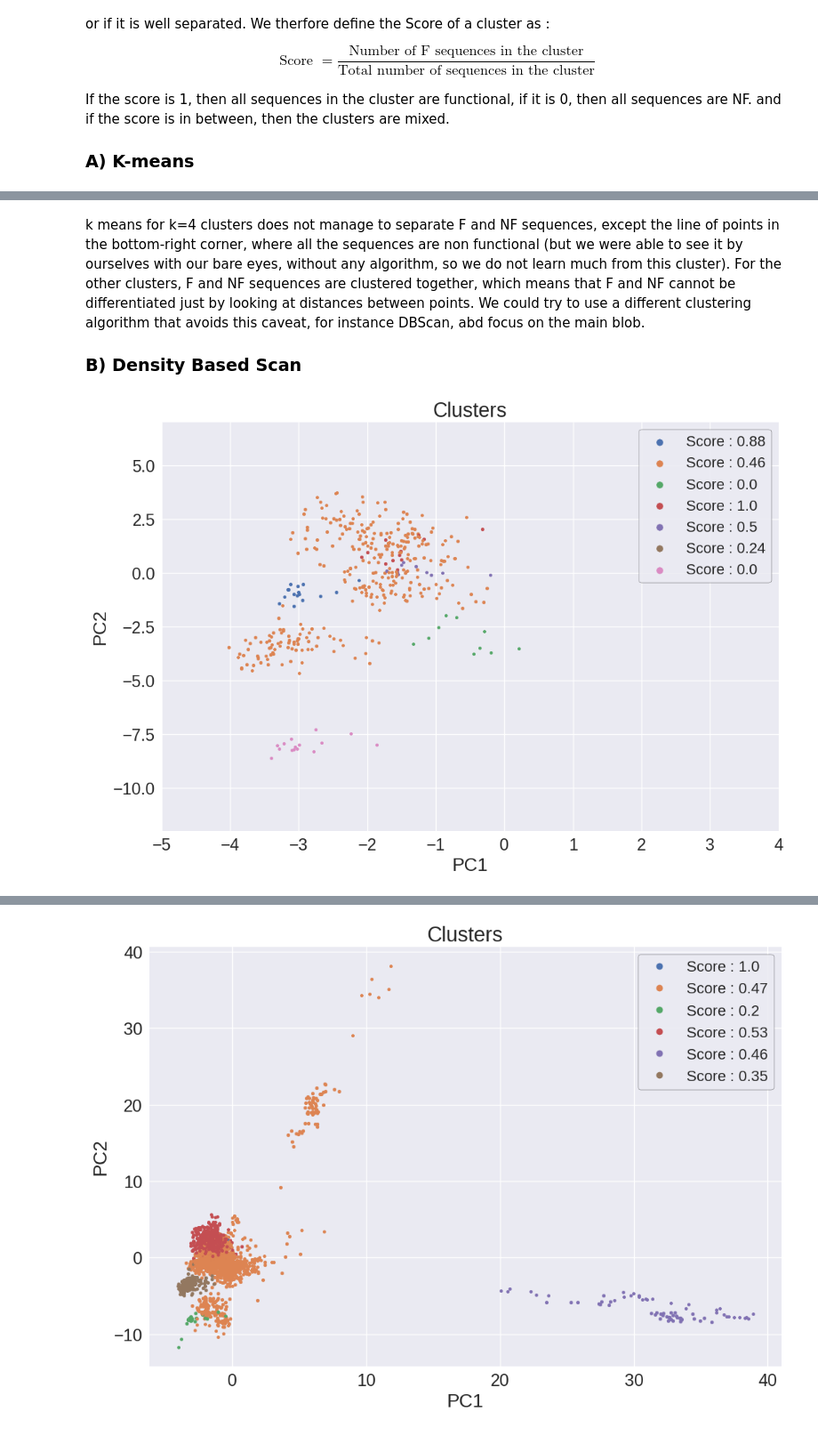
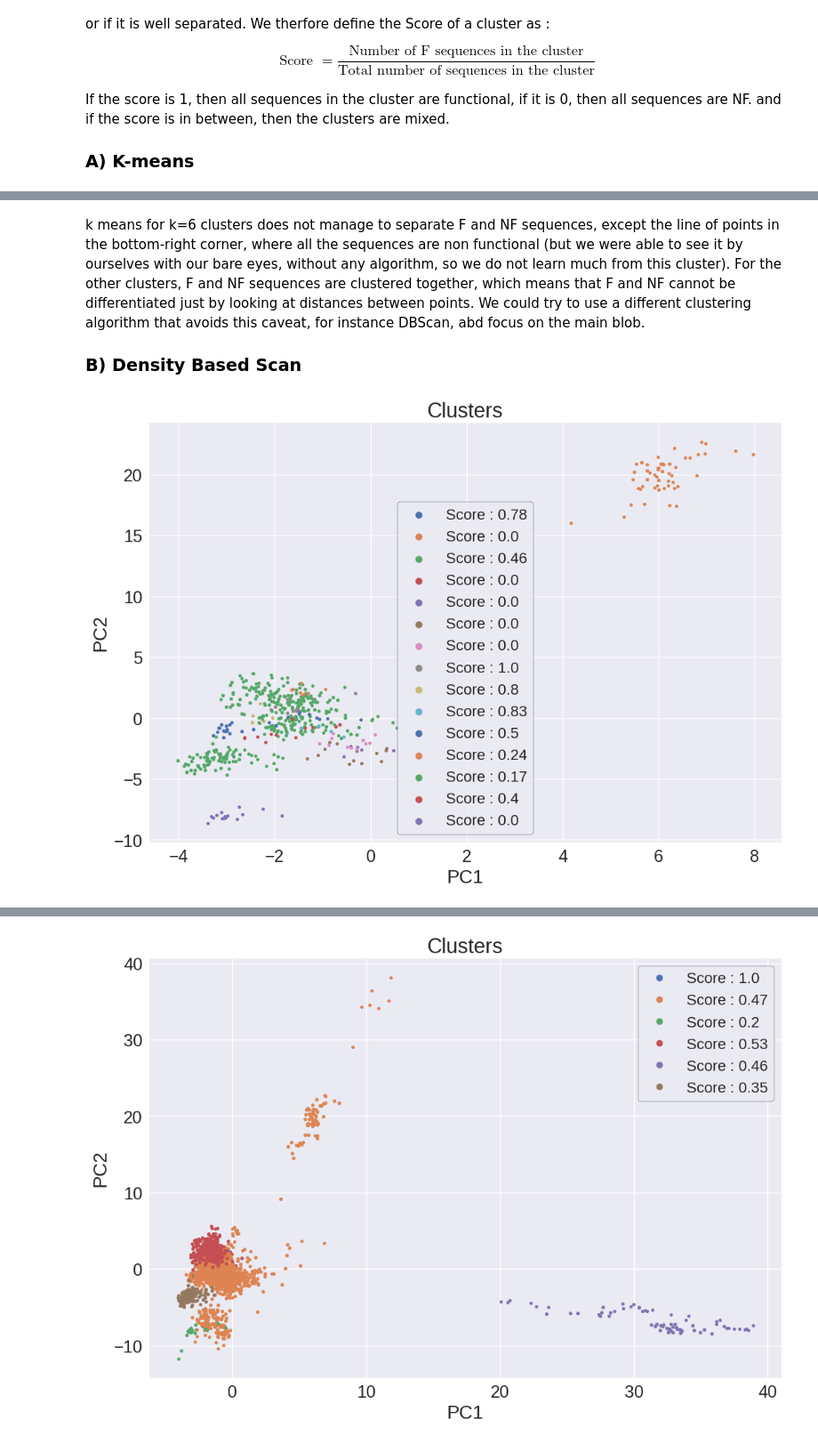
Before and after one commit to vicdlp/CS_project, a Jupyter notebook: CS_project.ipynb, the cells around one changed output, grey strips where cells are left out. Shown at 89% size. Cells and saved outputs as stored; diff of their text form; code cells hidden in the pictures.

```diff
--- a/CS_project.ipynb
+++ b/CS_project.ipynb
@@ -56,13 +52,13 @@ art = list(SeqIO.parse("MSA_art.faa", "fasta")) # Artificial data sampled from t
 # %%
 def one_hot(sequence): # Converts a single sequence of length 96 to a 96 x 21 = 2016 dimensional vector
 
-  matrix = np.zeros((21,96)) # matrix to store the encoded data
+  matrix = np.zeros((96,21)) # matrix to store the encoded data
 
   # Dictionary that converts amino-acids to a number between 0 and 20
   amino_acids = {'A': 0, 'C': 1, 'D': 2, 'E': 3, 'F': 4, 'G': 5, 'H': 6, 'I': 7, 'K':8, 'L':9, 'M':10, 'N':11, 'P':12, 'Q':13, 'R':14, 'S':15, 'T':16, 'V':17, 'W':18, 'Y':19, '-':20}
 
   for i in range(96): # for the i-th amino-acid of the sequence ...
-    matrix[amino_acids[sequence[i]], i] = 1 # ... associate the corresponding 21 dim vector in column i
+    matrix[i, amino_acids[sequence[i]]] = 1 # ... associate the corresponding 21 dim vector in column i
 
   return matrix.flatten() # return the flatten matrix to get the data-point as a vector
 
@@ -231,7 +227,7 @@ If the score is 1, then all sequences in the cluster are functional, if it is 0,
 # %%
 from sklearn.cluster import KMeans
 
-k = 4 # Number of clusters
+k = 6 # Number of clusters
 
 # Apply KMeans clustering to the natural data only
 kmeans = KMeans(n_clusters=k, random_state=0)
@@ -264,5 +260,5 @@ plt.show()
 # %% [markdown]
-k means for k=4 clusters does not manage to separate F and NF sequences, except the line of points in the bottom-right corner, where all the sequences are non functional (but we were able to see it by ourselves with our bare eyes, without any algorithm, so we do not learn much from this cluster). For the other clusters, F and NF sequences are clustered together, which means that F and NF cannot be differentiated just by looking at distances between points. We could try to use a different clustering algorithm that avoids this caveat, for instance DBScan, abd focus on the main blob.
+k means for k=6 clusters does not manage to separate F and NF sequences, except the line of points in the bottom-right corner, where all the sequences are non functional (but we were able to see it by ourselves with our bare eyes, without any algorithm, so we do not learn much from this cluster). For the other clusters, F and NF sequences are clustered together, which means that F and NF cannot be differentiated just by looking at distances between points. We could try to use a different clustering algorithm that avoids this caveat, for instance DBScan, abd focus on the main blob.
 
 ### B) Density Based Scan
 # %%
@@ -270,36 +266,36 @@ from sklearn.cluster import DBSCAN
 
 eps = 40 # size of directly reachable area
 
 # Apply dbscan clustering to the natural data only
-dbscan = DBSCAN(eps=eps, min_samples=10)
+dbscan = DBSCAN(eps=eps, min_samples=5)
 dbscan.fit(X_nat)  # Fit of dbscan
 
 # Get cluster labels for each data point
 cluster_labels = dbscan.labels_
 
 plt.figure(figsize=(12,8))
-plt.xlim(-5,4)
-plt.ylim(-12,7)
+
+
 
 for i in range(max(dbscan.labels_)+1): # for each cluster...
   mask = (cluster_labels == i)
   X_cluster = X_nat_pca[mask]
   y_cluster = y_nat[mask]
 
   X_cluster_F = X_cluster[y_cluster == 1]
   X_cluster_NF = X_cluster[y_cluster == 0]
   cluster_score = round(len(X_cluster_F)/(len(X_cluster_NF)+len(X_cluster_F)),2)
 
-  # ...plot the cluster in PCA space with F or NF as markerstyle, centered on the main blob
+  # ...plot the cluster in PCA space with F or NF as markerstyle
 
   plt.scatter(X_cluster_F[:, 0], X_cluster_F[:, 1], marker = '.', label = f'Score : {cluster_score}')
   plt.plot(X_cluster_NF[:, 0], X_cluster_NF[:, 1], '.')
 
 plt.legend(markerscale = 2)
 plt.title('Clusters')
 plt.xlabel('PC1')
 plt.ylabel('PC2')
 plt.show()
 # %% [output]
-[figure, old version]
+[figure, new version]
 # %% [markdown]
```
Also changed, not shown: parts of 22 cells of this notebook.
